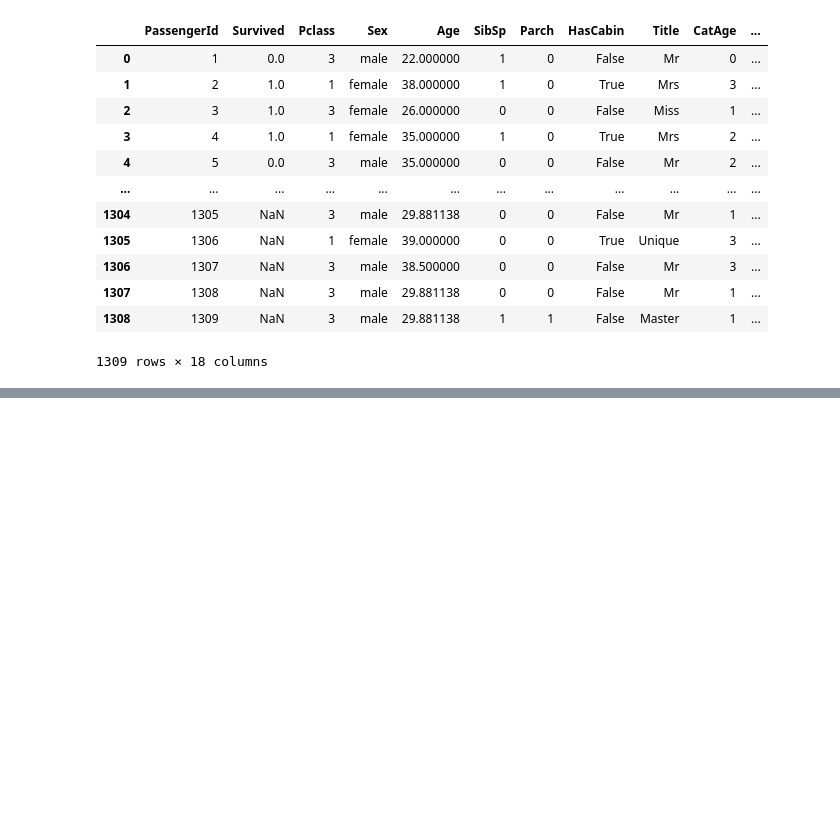
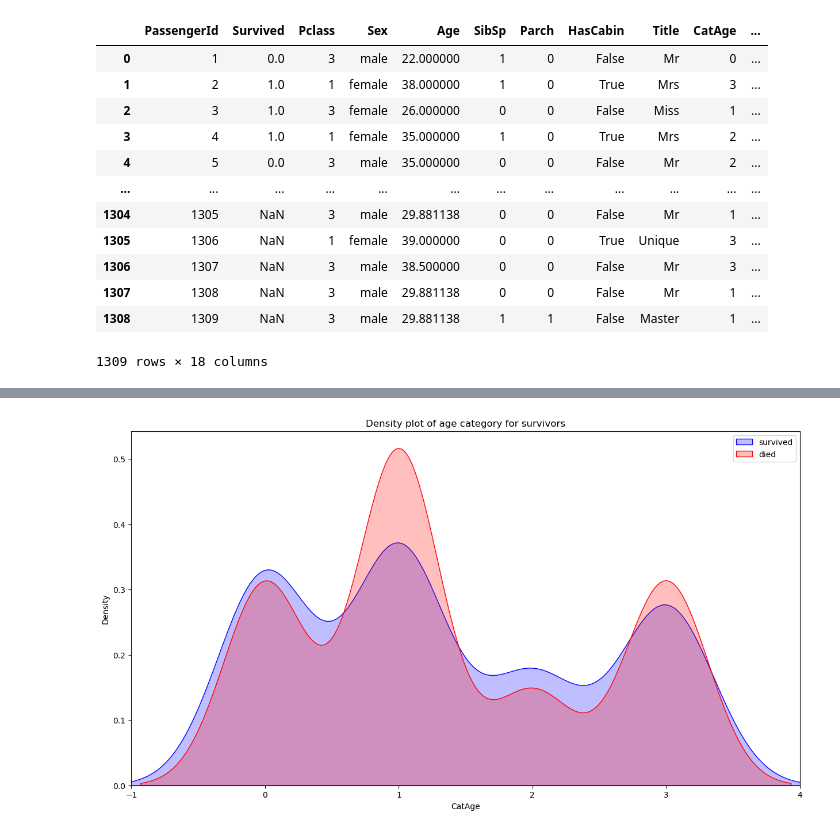
Before and after one commit to Luka122/DAVE3625, a Jupyter notebook: Lab3/Untitled-3.ipynb, the cells around one changed output, grey strips where cells are left out. Drawn from its saved outputs; the diff is of its cells as text; code cells hidden in the pictures; blank space fills up the shorter version.

```diff
--- a/Lab3/Untitled-3.ipynb
+++ b/Lab3/Untitled-3.ipynb
@@ -29,3 +28,10 @@ df
 | 1307 | 1308 | NaN | 3 | male | 29.881138 | 0 | 0 | False | Mr | 1 | ... |
 | 1308 | 1309 | NaN | 3 | male | 29.881138 | 1 | 1 | False | Master | 1 | ... |
 1309 rows × 18 columns
+# %%
+#Task 1
+df_train = Titanic_cleaned_data[Titanic_cleaned_data['Survived'].notnull()]
+df_test = Titanic_cleaned_data[Titanic_cleaned_data['Survived'].isna()]
+
+df.to_csv('../Lab3/Data3/df_train.csv')
+df.to_csv('../Lab3/Data3/df_test.csv')
@@ -31,0 +53,24 @@ df
+# %%
+#Task 3
+#3.1 Visualize the impact of age categories on survival using a density plot.
+
+#size of the chart
+plt.figure(figsize=(15,8))
+
+#The variables
+sns.kdeplot(df_train['CatAge'][df_train.Survived == 1], color="blue", fill=True)
+sns.kdeplot(df_train['CatAge'][df_train.Survived == 0], color="red", fill=True)
+
+#Title of chart and elements (survived, died)
+plt.legend(['survived', "died"])
+plt.title("Density plot of age category for survivors")
+
+#X and Y labels
+ax.set(xlabel="Age")
+ax.set(ylabel="Density")
+
+#Ensuring that the size of the chart shows all age categories (1-3)
+plt.xlim(-1,4)
+plt.show()
+# %% [output]
+[figure, added]
```
Also changed, not shown: parts of 6 cells of this notebook, 4 other files.
